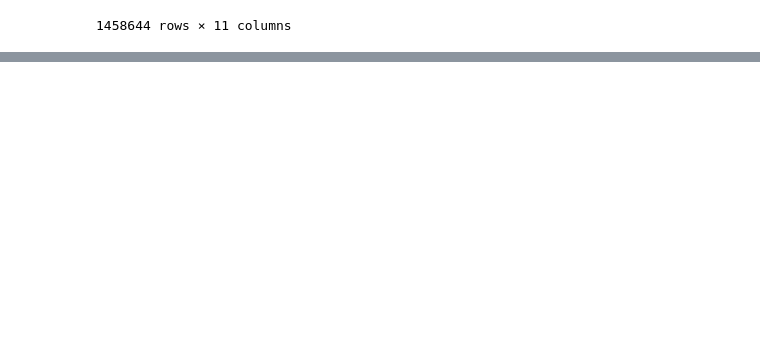
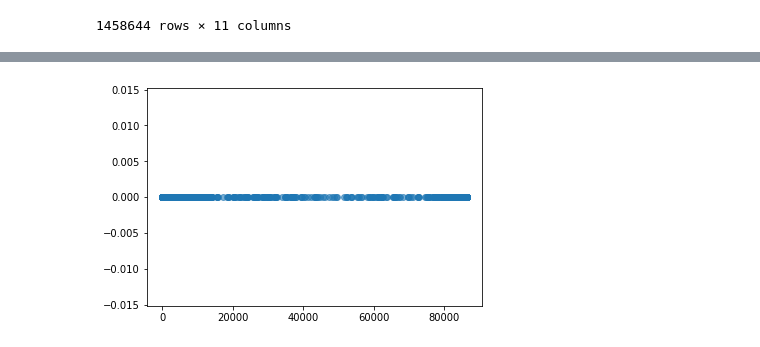
Before and after one commit to Xethagona/Taxi-Coursework, a Jupyter notebook: NYTD.ipynb, the cells around one changed output, grey strips where cells are left out. Saved outputs shown, nothing was run; the diff lists cells and outputs as text; code cells hidden in the pictures; blank space fills up the shorter version.

```diff
--- a/NYTD.ipynb
+++ b/NYTD.ipynb
@@ -55,0 +80,16 @@ plt.show()
+# %%
+x5=train['trip_duration'].values
+y5=np.zeros(1458642)
+plt.scatter(x5,y5,alpha=0.6)
+plt.show()
+
+
+index_drop = train.index[train['trip_duration'] >1500000].tolist()
+train = train.drop(index_drop)
+display(train)
+
+
+x5=train['trip_duration'].values
+y5=np.zeros(1458638)
+plt.scatter(x5,y5,alpha=0.6)
+plt.show()
@@ -56,5 +117,7 @@ plt.show()
 # %%
-x4=train['dropoff_latitude'].values
-y4=train['id'].values
-plt.scatter(x4,y4,alpha=0.6)
+x5=train['trip_duration'].values
+y5=np.zeros(1458638)
+plt.scatter(x5,y5,alpha=0.6)
 plt.show()
+# %% [output]
+[figure, added]
```
Also changed, not shown: parts of 9 cells of this notebook.
